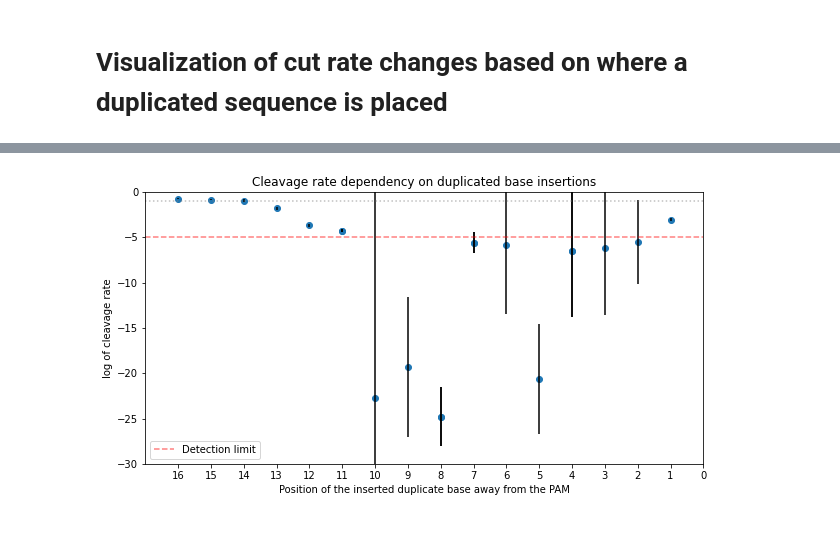
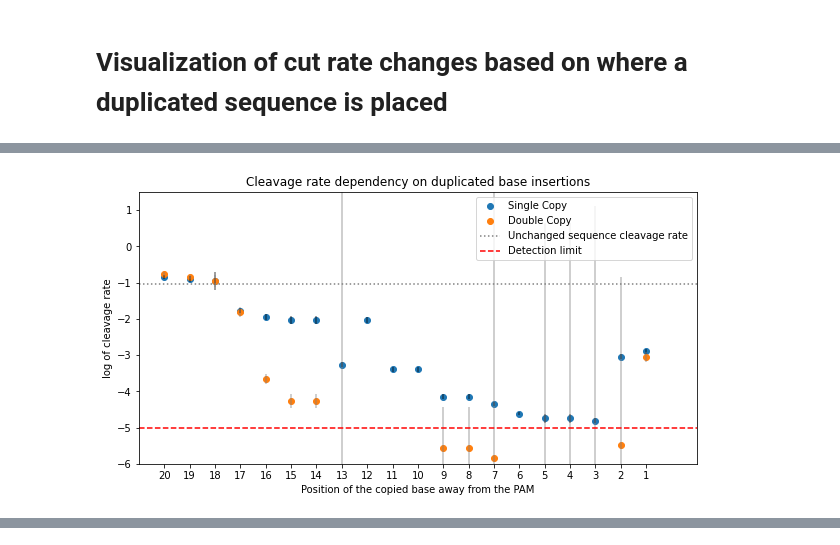
Before and after one commit to JusSva/Cas9-Cleavage-processes, a Jupyter notebook: sgRNA2_Cleavage_site_final.ipynb, the cells around one changed output, grey strips where cells are left out. Saved outputs shown, nothing was run; the diff lists cells and outputs as text; code cells hidden in the pictures.

```diff
--- a/sgRNA2_Cleavage_site_final.ipynb
+++ b/sgRNA2_Cleavage_site_final.ipynb
@@ -458,0 +679,54 @@ cut_rate(doubles_df)
+# %%
+def cut_rate2(df,
+              df1,
+              legend1='Single Copy',
+              legend2='Double Copy',
+              legend3 = 'Unchanged sequence cleavage rate',
+              legend4 = 'Detection limit',
+              save = '',
+              name = 'sgRNA1'
+):
+
+    #Takes two dataframes and compares the cleavage rates between them also displaying the uncertainty
+
+    df = df.reset_index(drop=True)
+    df1 = df1.reset_index(drop=True)
+    j_df = df.add_prefix('df_')
+    j_df1 = df1.add_prefix('df1_')
+    joint_df = pd.concat([j_df, j_df1], axis=1)
+
+    x_data = df.index
+
+    plt.figure(figsize=[10, 5])
+    plt.scatter(x=x_data, y=joint_df.loc[:, 'df_cleavage_rate_log'], label=legend1)
+    plt.scatter(x=x_data, y=joint_df.loc[:, 'df1_cleavage_rate_log'], label=legend2)
+
+    # Add uncertainty bars
+    plt.errorbar(x=x_data, y=joint_df.loc[:, 'df_cleavage_rate_log'],
+                 yerr=joint_df.loc[:, 'df_cleavage_rate_log_unc'],
+                 linestyle='None', color='black', alpha=0.5)
+    plt.errorbar(x=x_data, y=joint_df.loc[:, 'df1_cleavage_rate_log'],
+                 yerr=joint_df.loc[:, 'df1_cleavage_rate_log_unc'],
+                 linestyle='None', color='grey', alpha=0.5)
+
+    tick_labels = ['{}'.format(len(df)-x) for x in range(0, len(df))]
+    plt.xticks(range(0, len(joint_df)), tick_labels)
+    plt.ylabel('log of cleavage rate')
+    plt.xlabel('Position of the copied base away from the PAM')
+    plt.title('Cleavage rate dependency on duplicated base insertions')
+
+    plt.axhline(-1.032424, color='grey', alpha=1, linestyle=':', label = legend3)
+    plt.axhline(-5, color='red', alpha=1, linestyle='--', label = legend4)
+
+    plt.xlim(-1, len(joint_df)+1)
+    plt.ylim(-6, 1.5)
+    plt.legend(loc='best')
+
+    if save == 'yes':
+        plt.savefig(f"PNG {name} 2 dataframes.png")
+        plt.savefig(f'SVG {name} 2 dataframes.svg', format='svg', bbox_inches='tight')
+
+    return joint_df
+
+cut_rate2(doubles_df, triples_df)
+# %% [output]
@@ -459,3 +750,4 @@ cut_rate(doubles_df)
+[figure, added]
 # %%
 def cut_rate2(
     df,
@@ -526,7 +818,3 @@ cut_rate2(doubles_df, triples_df, save = 'yes')
 | 18 | TTTAGTGATAAGTGGAATGCCATTGTGG | -3.043361 | 0.067993 | TTTAGTGATAAGTGGAATGCCATTTGTGG | -5.484389 | ... |
 | 19 | TTTAGTGATAAGTGGAATGCCATGGTGG | -2.892894 | 0.068962 | TTTAGTGATAAGTGGAATGCCATGGGTGG | -3.056985 | ... |
 [figure]
-# %%
-cut_rate(triples_df)
-# %% [output]
-[figure, removed]
```
Also changed, not shown: parts of 29 cells of this notebook, 1 other file.
